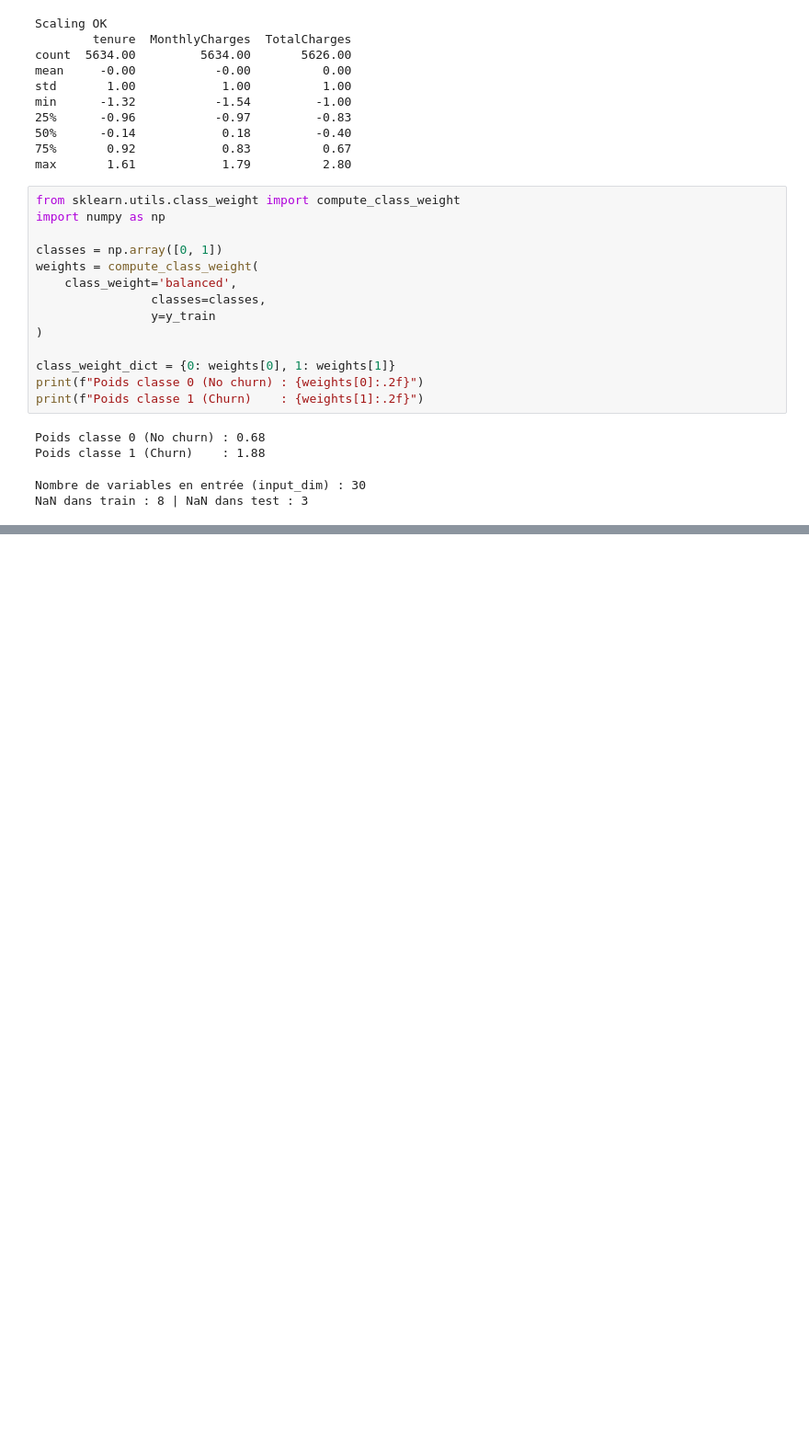
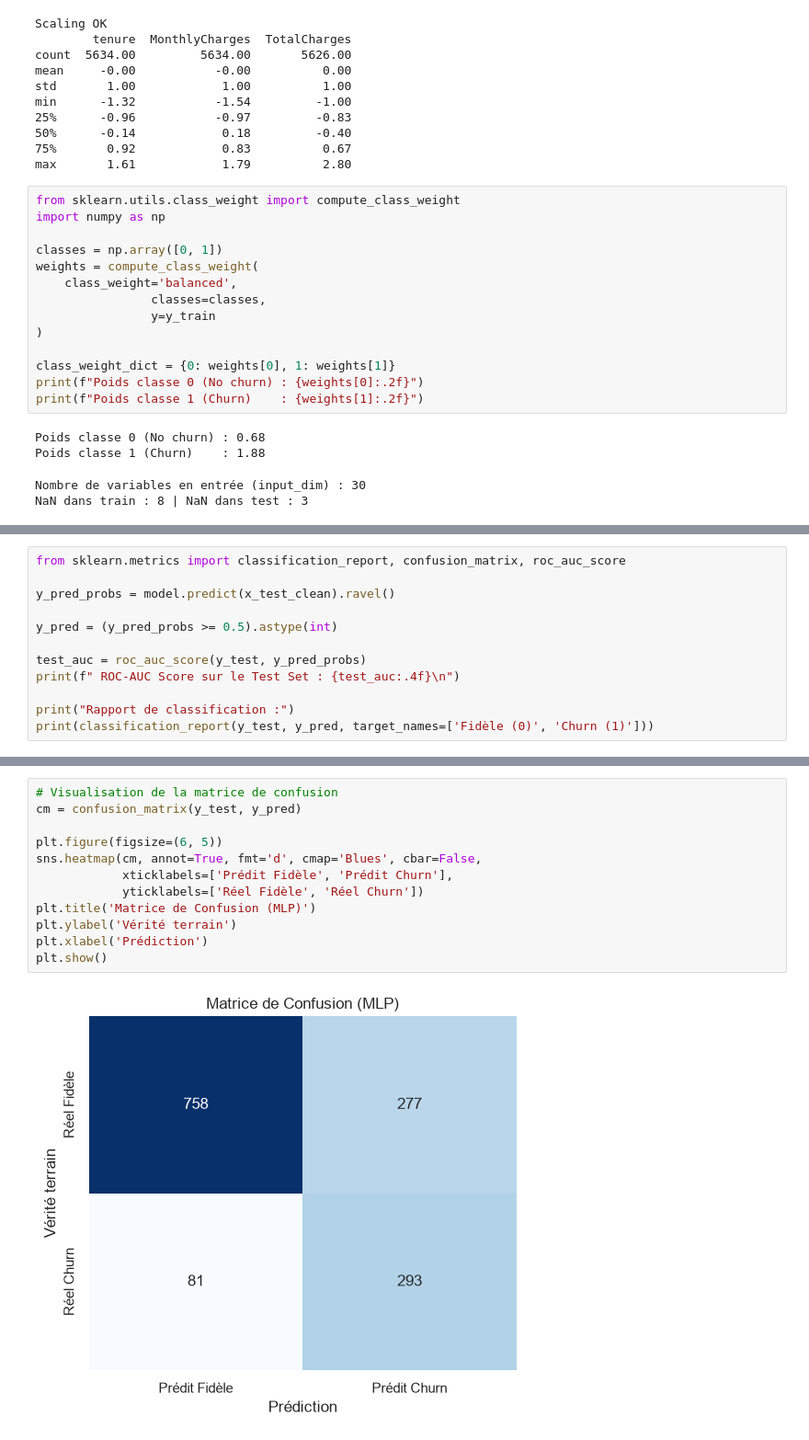
Before and after one commit to longa16/Custormer-Churn-prediction, a Jupyter notebook: telco.ipynb, the cells around one changed output, grey strips where cells are left out. Shown at 92% size. Cells and saved outputs as stored; diff of their text form; blank space fills up the shorter version.

```diff
--- a/telco.ipynb
+++ b/telco.ipynb
@@ -400,0 +470,12 @@ Model: "sequential_1"
+# %%
+from sklearn.metrics import classification_report, confusion_matrix, roc_auc_score
+
+y_pred_probs = model.predict(x_test_clean).ravel()
+
+y_pred = (y_pred_probs >= 0.5).astype(int)
+
+test_auc = roc_auc_score(y_test, y_pred_probs)
+print(f" ROC-AUC Score sur le Test Set : {test_auc:.4f}\n")
+
+print("Rapport de classification :")
+print(classification_report(y_test, y_pred, target_names=['Fidèle (0)', 'Churn (1)']))
@@ -400,0 +495,14 @@ Model: "sequential_1"
+# %%
+# Visualisation de la matrice de confusion
+cm = confusion_matrix(y_test, y_pred)
+
+plt.figure(figsize=(6, 5))
+sns.heatmap(cm, annot=True, fmt='d', cmap='Blues', cbar=False,
+            xticklabels=['Prédit Fidèle', 'Prédit Churn'],
+            yticklabels=['Réel Fidèle', 'Réel Churn'])
+plt.title('Matrice de Confusion (MLP)')
+plt.ylabel('Vérité terrain')
+plt.xlabel('Prédiction')
+plt.show()
+# %% [output]
+[figure, added]
```
Also changed, not shown: parts of 6 cells of this notebook, 10 other files.
